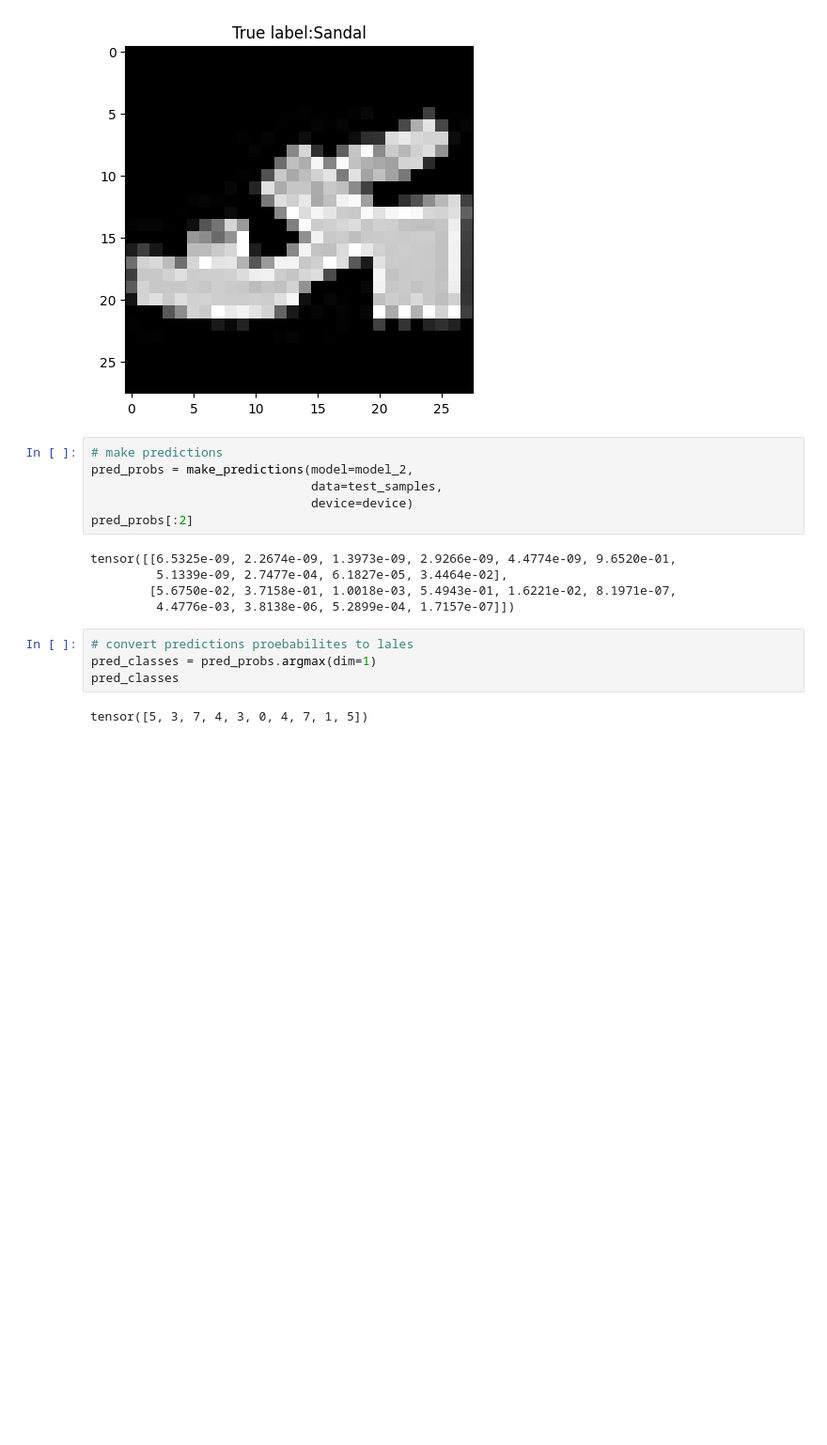
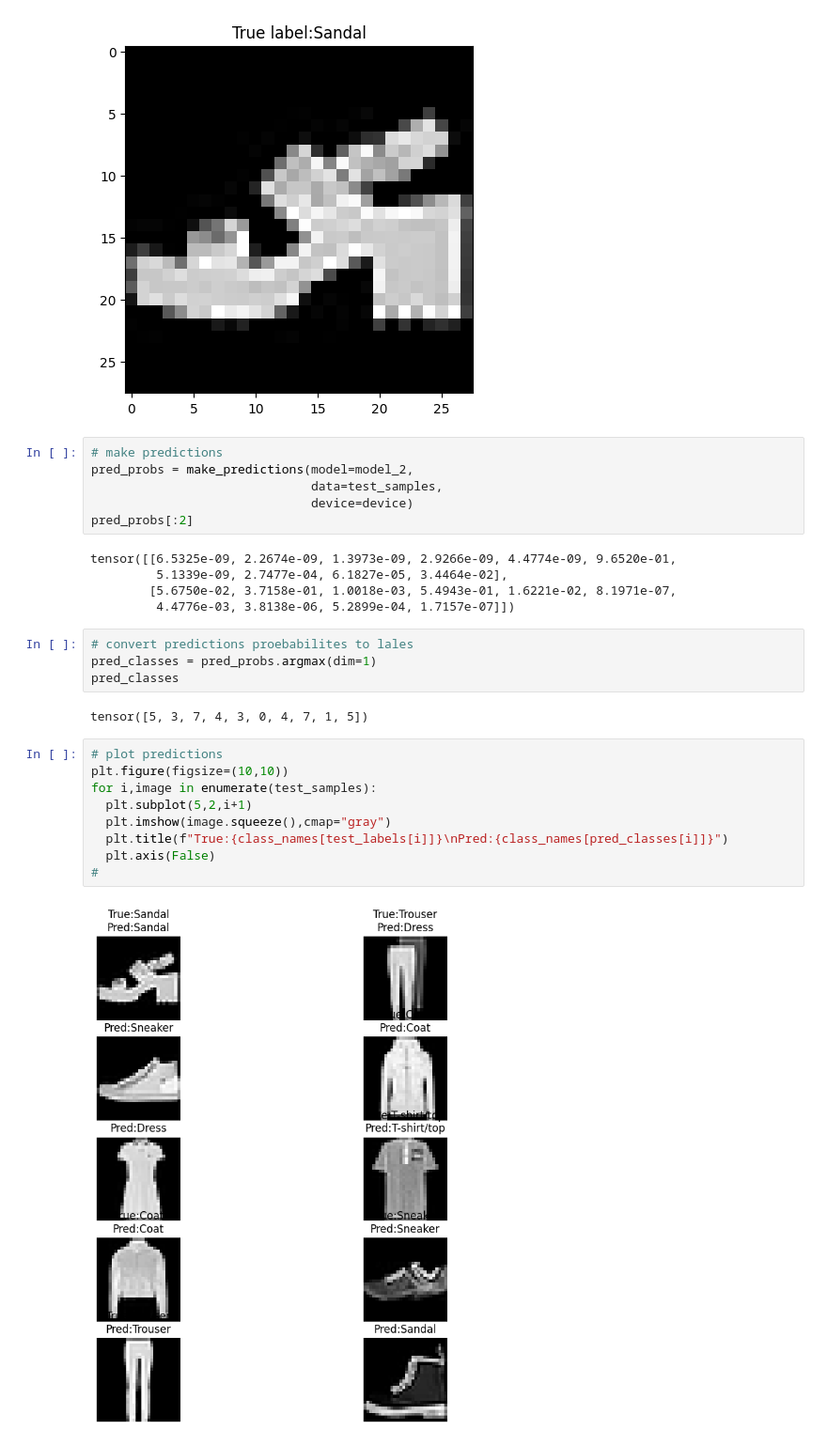
Before and after one commit to lewisnjue/AI, a Jupyter notebook: computer_vision_and_convolution_neural_network.ipynb, the cells around one changed output. Shown at 94% size. Cells and saved outputs as stored; diff of their text form; blank space fills up the shorter version.

```diff
--- a/computer_vision_and_convolution_neural_network.ipynb
+++ b/computer_vision_and_convolution_neural_network.ipynb
@@ -1225,3 +1225,14 @@ pred_classes = pred_probs.argmax(dim=1)
 pred_classes
 # %% [output]
 tensor([5, 3, 7, 4, 3, 0, 4, 7, 1, 5])
+# %%
+# plot predictions
+plt.figure(figsize=(10,10))
+for i,image in enumerate(test_samples):
+  plt.subplot(5,2,i+1)
+  plt.imshow(image.squeeze(),cmap="gray")
+  plt.title(f"True:{class_names[test_labels[i]]}\nPred:{class_names[pred_classes[i]]}")
+  plt.axis(False)
+#
+# %% [output]
+[figure, added]
```
